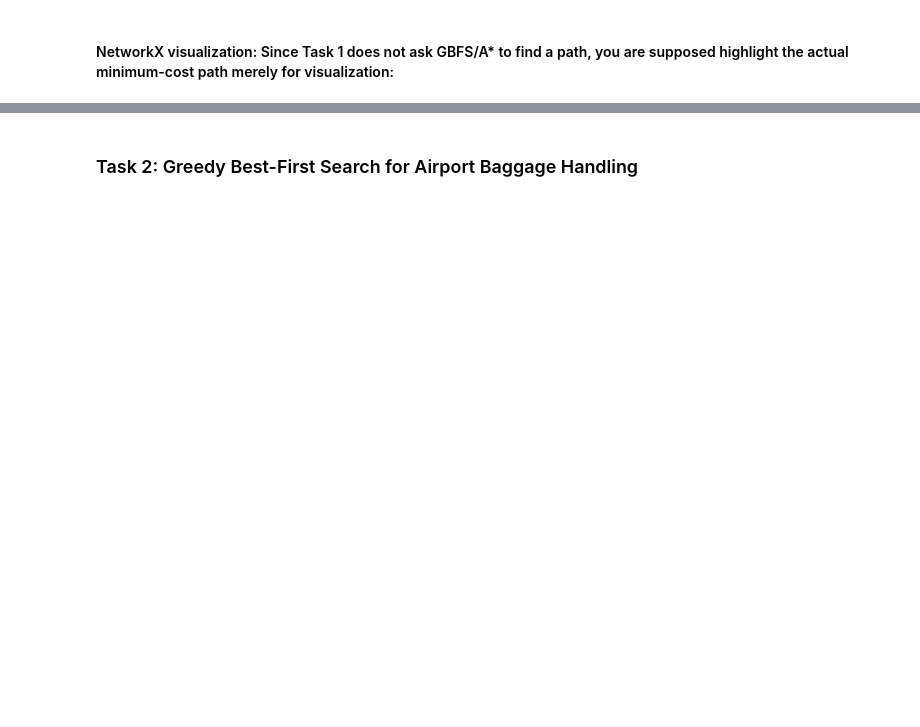
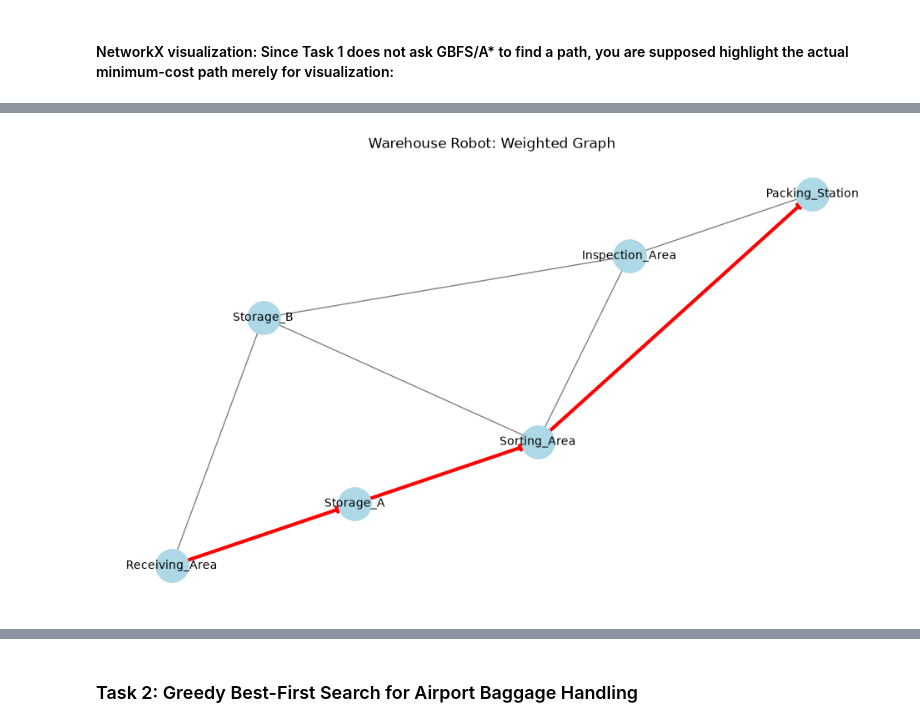
Before and after one commit to includeduck/AI-lab7, a Jupyter notebook: week6_Tasks_solution_Template.ipynb, the cells around one changed output, grey strips where cells are left out. Drawn from its saved outputs; the diff is of its cells as text; code cells hidden in the pictures; blank space fills up the shorter version.

```diff
--- a/week6_Tasks_solution_Template.ipynb
+++ b/week6_Tasks_solution_Template.ipynb
@@ -35,7 +35,16 @@ warehouse_graph = {
         "Sorting_Area": 6.0
     },
 
-     # add remaining nodes and their connections as given in the lab task document.
+    "Sorting_Area": {
+        "Inspection_Area": 3.4,
+        "Packing_Station": 5.6
+    },
+
+    "Inspection_Area": {
+        "Packing_Station": 2.2
+    },
+
+    "Packing_Station": {}
 }
 
 
@@ -43,7 +52,9 @@ warehouse_graph = {
 
 
 def heuristic(current, goal):
-    pass
+    x1, y1 = locations[current]
+    x2, y2 = locations[goal]
+    return math.hypot(x1 - x2, y1 - y2)
 
 
 
@@ -55,4 +66,4 @@ print("Heuristic Values")
 print("----------------")
 
 for location in locations:
-    pass
+    print(f"{location}: {heuristic(location, goal):.2f}")
@@ -64,26 +84,62 @@ for location in locations:
 G = nx.DiGraph()
 
 for node, neighbors in warehouse_graph.items():
-    pass
+    G.add_node(node, pos=warehouse_locations[node])
+    for neighbor, cost in neighbors.items():
+        G.add_edge(node, neighbor, weight=cost)
 
-# 6. Find minimum-cost path
-## The primary function to find the shortest path in the Python networkx library
-### 1. Unweighted shortest path (ignores 'weight', finds fewest number of edges)
-### 2. Weighted shortest path (minimizes the sum of the 'weight' attribute)
-solution_path = nx.shortest_path( # reaturn the path e.g. A → B → C
-    G,#pass the graph object
-    source="#specify the source node",
-    target="#specify the target node",
-    weight="#specify the weight attribute"
-)
+# 6. Find minimum-cost path with Dijkstra's algorithm
+source = "Receiving_Area"
+target = "Packing_Station"
 
-solution_cost = nx.shortest_path_length( #return the numeric value
-     G"#pass the graph object",
-        source="#specify the source node",
-        target="#specify the target node",
-        weight="#specify the weight attribute"
-)
+frontier = [(0.0, source)]
+distances = {source: 0.0}
+came_from = {source: None}
+
+while frontier:
+    current_cost, current = heapq.heappop(frontier)
+
+    if current_cost != distances[current]:
+        continue
+
+    if current == target:
+        break
+
+    for neighbor, edge_cost in warehouse_graph[current].items():
+        new_cost = current_cost + edge_cost
+        if new_cost < distances.get(neighbor, float("inf")):
+            distances[neighbor] = new_cost
+            came_from[neighbor] = current
+            heapq.heappush(frontier, (new_cost, neighbor))
+
+if target not in distances:
+    raise ValueError(f"No path exists from {source} to {target}")
+
+solution_path = []
+current = target
+while current is not None:
+    solution_path.append(current)
+    current = came_from[current]
+solution_path.reverse()
+solution_cost = distances[target]
 
 print("\nMinimum cost path:")
 print(" -> ".join(solution_path))
 print(f"Total cost: {solution_cost:.2f}")
+
+# 7. Visualize graph
+pos = {node: coords for node, coords in warehouse_locations.items()}
+
+plt.figure(figsize=(12, 7))
+
+nx.draw_networkx_nodes(G, pos, node_color="lightblue", node_size=800)
+nx.draw_networkx_labels(G, pos, font_size=10)
+nx.draw_networkx_edges(G, pos, edge_color="gray", arrows=True)
+
+path_edges = [(solution_path[i], solution_path[i + 1]) for i in range(len(solution_path) - 1)]
+nx.draw_networkx_edges(G, pos, edgelist=path_edges, edge_color="red", width=3, arrows=True)
+
+plt.title("Warehouse Robot: Weighted Graph")
+plt.axis("off")
+plt.show()
+# %% [output]
@@ -89,0 +149 @@ print(f"Total cost: {solution_cost:.2f}")
+[figure, added]
```
Also changed, not shown: parts of 13 cells of this notebook, 5 other files.
